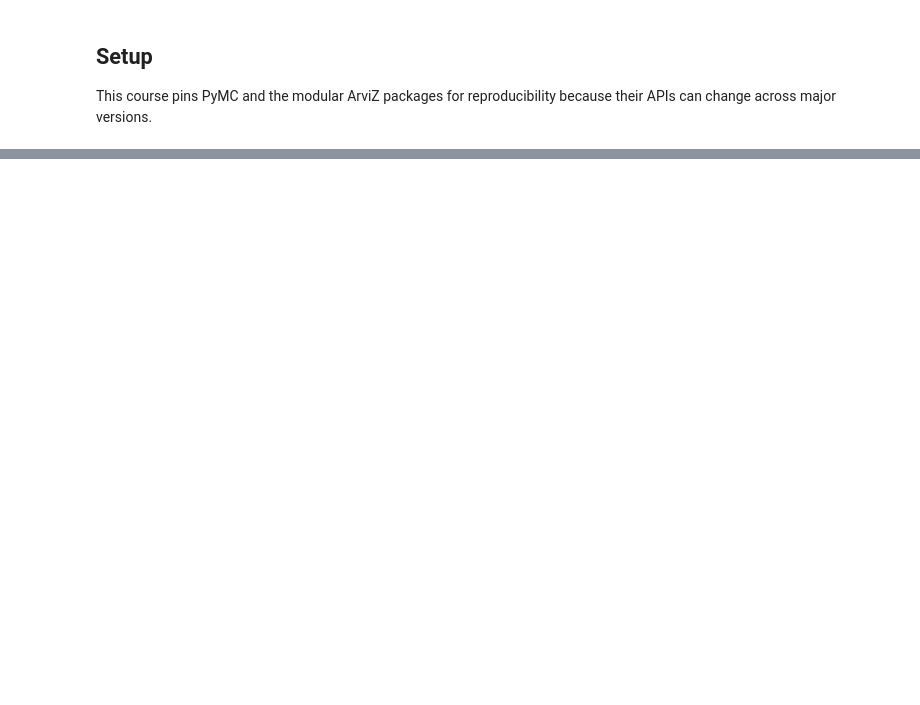
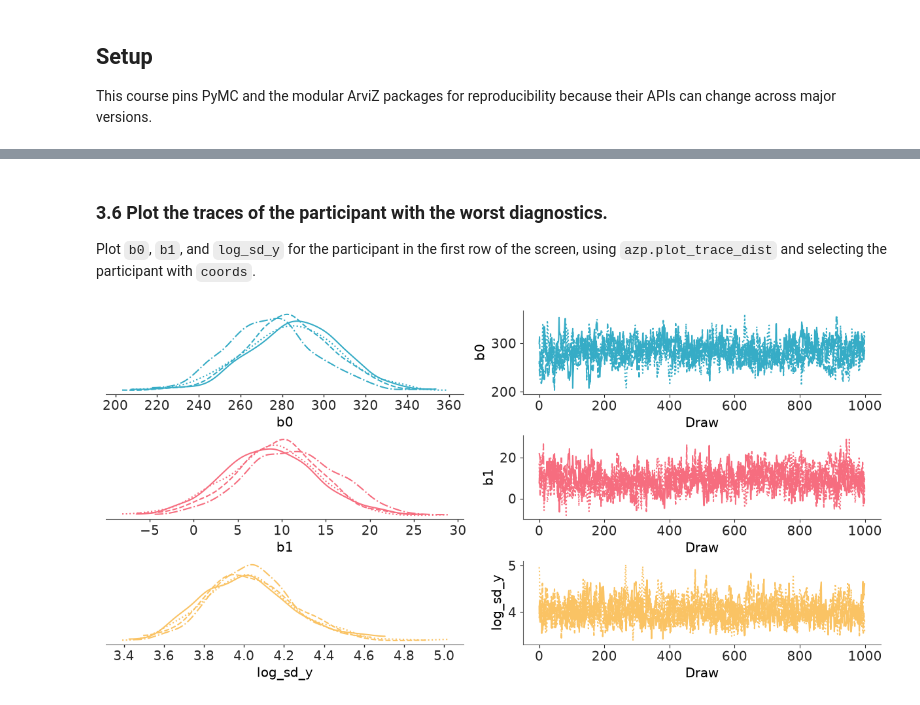
Before and after one commit to opherdonchin/BayesShortCourse, a Jupyter notebook: sleep/solved/10_exgaussian_default_priors.ipynb, the cells around one changed output, grey strips where cells are left out. Cells and saved outputs as stored; diff of their text form; code cells hidden in the pictures; blank space fills up the shorter version.

```diff
--- a/sleep/solved/10_exgaussian_default_priors.ipynb
+++ b/sleep/solved/10_exgaussian_default_priors.ipynb
@@ -342,0 +419,12 @@ With this prior, sampling itself struggled (maximum tree depth on every chain, R
+# %% [markdown]
+### 3.6 Plot the traces of the participant with the worst diagnostics.
+
+Plot `b0`, `b1`, and `log_sd_y` for the participant in the first row of the screen, using `azp.plot_trace_dist` and selecting the participant with `coords`.
+# %%
+azp.plot_trace_dist(
+    idata,
+    var_names=["b0", "b1", "log_sd_y"],
+    coords={"participant": ["332"]},
+);
+# %% [output]
+[figure, added]
```
Also changed, not shown: parts of 85 cells of this notebook, 3 other files.
